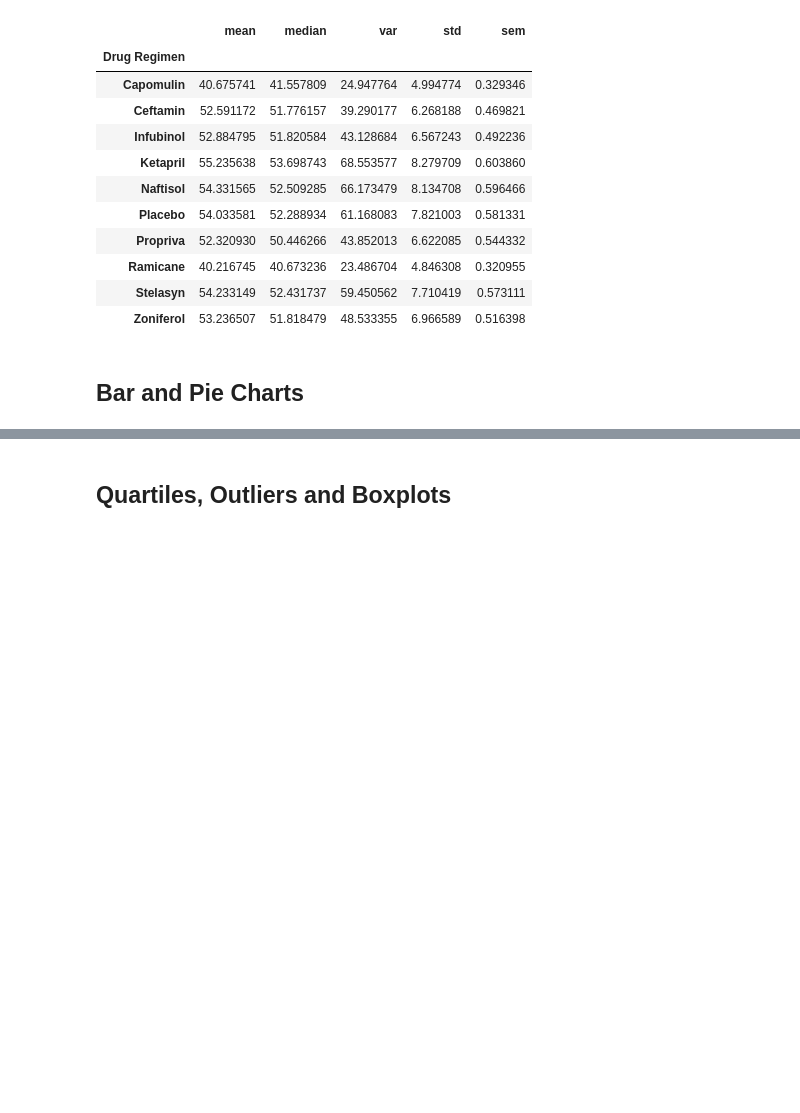
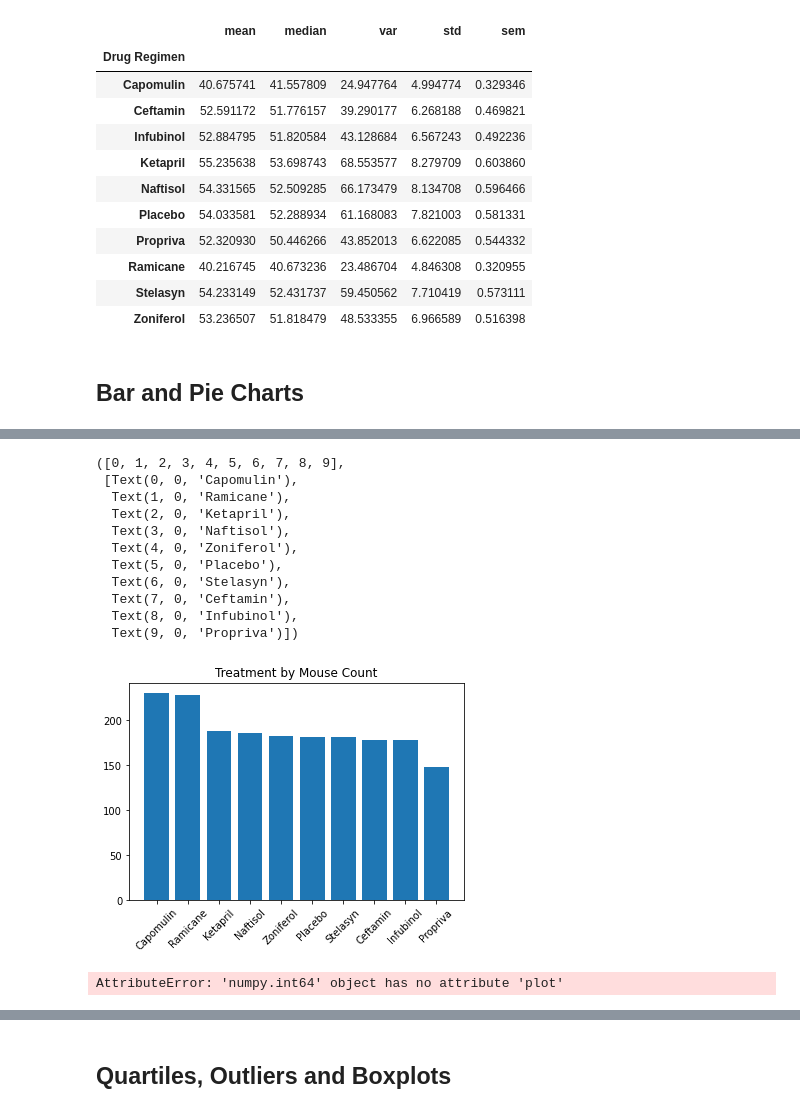
Before and after one commit to tannerhorton/matplotlib, a Jupyter notebook: pymaceuticals_main.ipynb, the cells around one changed output, grey strips where cells are left out. Saved outputs shown, nothing was run; the diff lists cells and outputs as text; code cells hidden in the pictures; blank space fills up the shorter version.

```diff
--- a/pymaceuticals_main.ipynb
+++ b/pymaceuticals_main.ipynb
@@ -318 +306,30 @@ count_chart.set_title("All mice tested for each Drug Regimen")
+# %%
+# Generate bar plot showing the total number of timepoints for all mice tested for each drug regimen using pyplot.
+plt.bar(total_timepoints.index, total_timepoints.values,alpha= 1)
+plt.title("Treatment by Mouse Count")
+plt.xticks(rotation = 45)
+# %% [output]
+([0, 1, 2, 3, 4, 5, 6, 7, 8, 9],
+ [Text(0, 0, 'Capomulin'),
+  Text(1, 0, 'Ramicane'),
+  Text(2, 0, 'Ketapril'),
+  Text(3, 0, 'Naftisol'),
+  Text(4, 0, 'Zoniferol'),
+  Text(5, 0, 'Placebo'),
+  Text(6, 0, 'Stelasyn'),
+  Text(7, 0, 'Ceftamin'),
+  Text(8, 0, 'Infubinol'),
+  Text(9, 0, 'Propriva')])
+[figure, added]
+# %%
+# Generate a pie plot showing the distribution of female versus male mice using Pandas, remember to use clean_data
+mice_sex = clean_data["Sex"].count()
+
+colors = ["orange", "steelblue"]
+
+mice_sex.plot(kind="pie",autopct="%1.1f%%",title="Mouse Gender", shadow=True, colors=colors)
+
+plt.show()
+# %% [output]
+AttributeError: 'numpy.int64' object has no attribute 'plot'
 # %%
```
Also changed, not shown: parts of 8 cells of this notebook.
